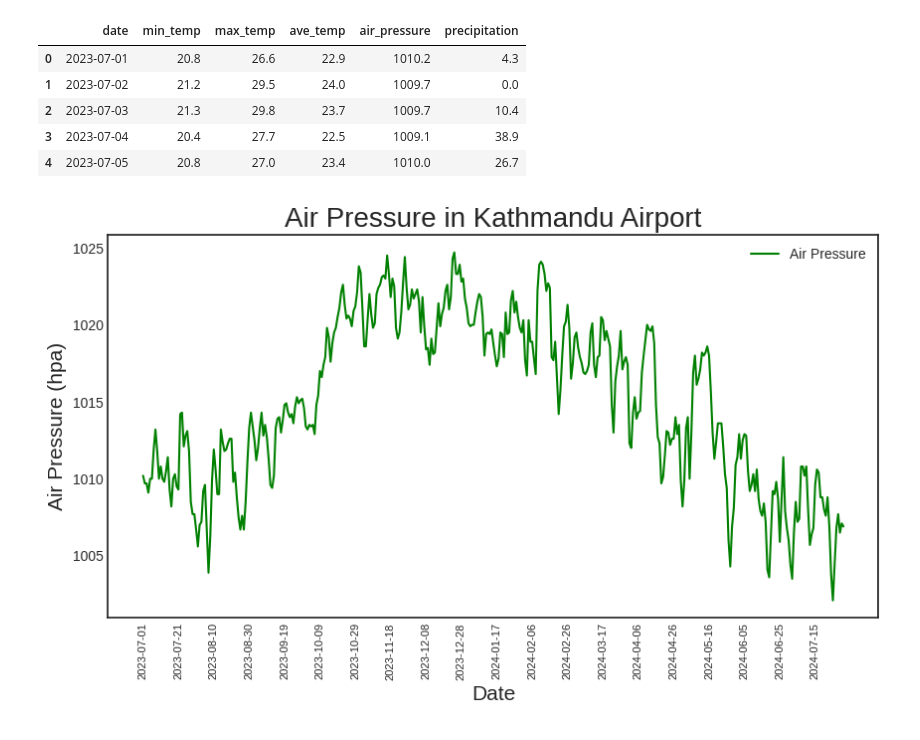
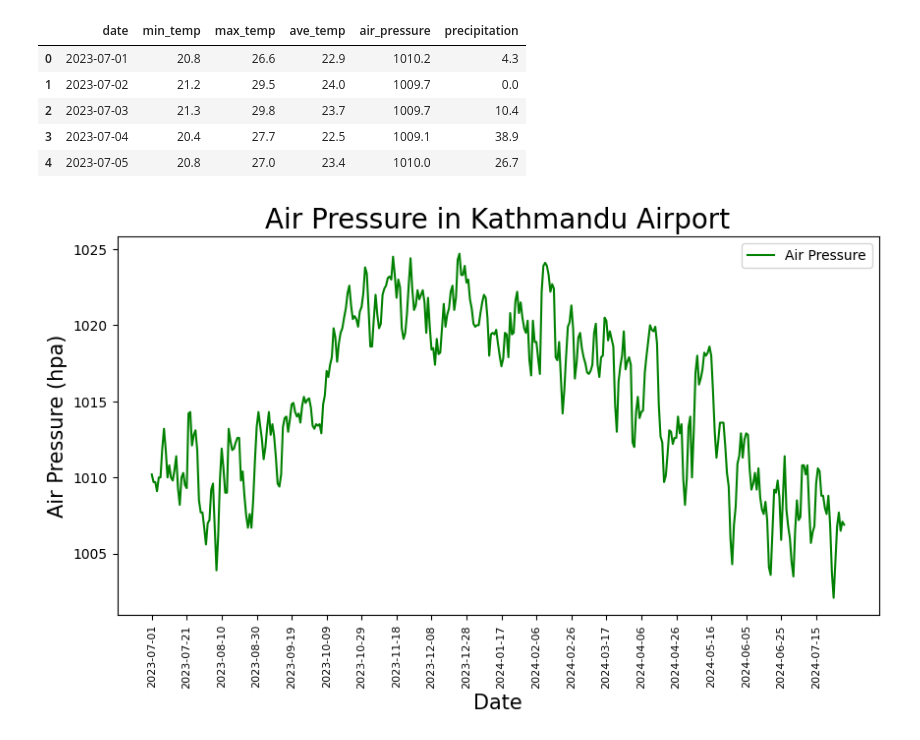
Before and after one commit to jsdhami/Lightning-Research-Data, a Jupyter notebook: Lightning_(Precipitation_and_air_pressure).ipynb, the cells around one changed output. Saved outputs shown, nothing was run; the diff lists cells and outputs as text; code cells hidden in the pictures.

```diff
--- a/Lightning_(Precipitation_and_air_pressure).ipynb
+++ b/Lightning_(Precipitation_and_air_pressure).ipynb
@@ -48,18 +48,18 @@ z=df['precipitation']
 # %%
 #fig plot
 fig,ax=plt.subplots()
 fig.set_size_inches(10,5)
 ax.plot(x,y,label='Air Pressure',color='green')
 ax.set_xlabel('Date',fontsize=15)
 ax.set_ylabel('Air Pressure (hpa)',fontsize=15)
 ax.set_title('Air Pressure in Kathmandu Airport',fontsize=20)
 ax.set_xticks(x[::20])
 ax.set_xticklabels(x[::20],rotation=90,fontsize=8)
-plt.style.use('seaborn-white')
+plt.style.use('default')
 ax.legend()
 plt.show()
 # %% [output]
-[figure, old version]
+[figure, new version]
 # %%
 #Line plot
 fig,ax=plt.subplots()
```
Also changed, not shown: parts of 4 cells of this notebook.
